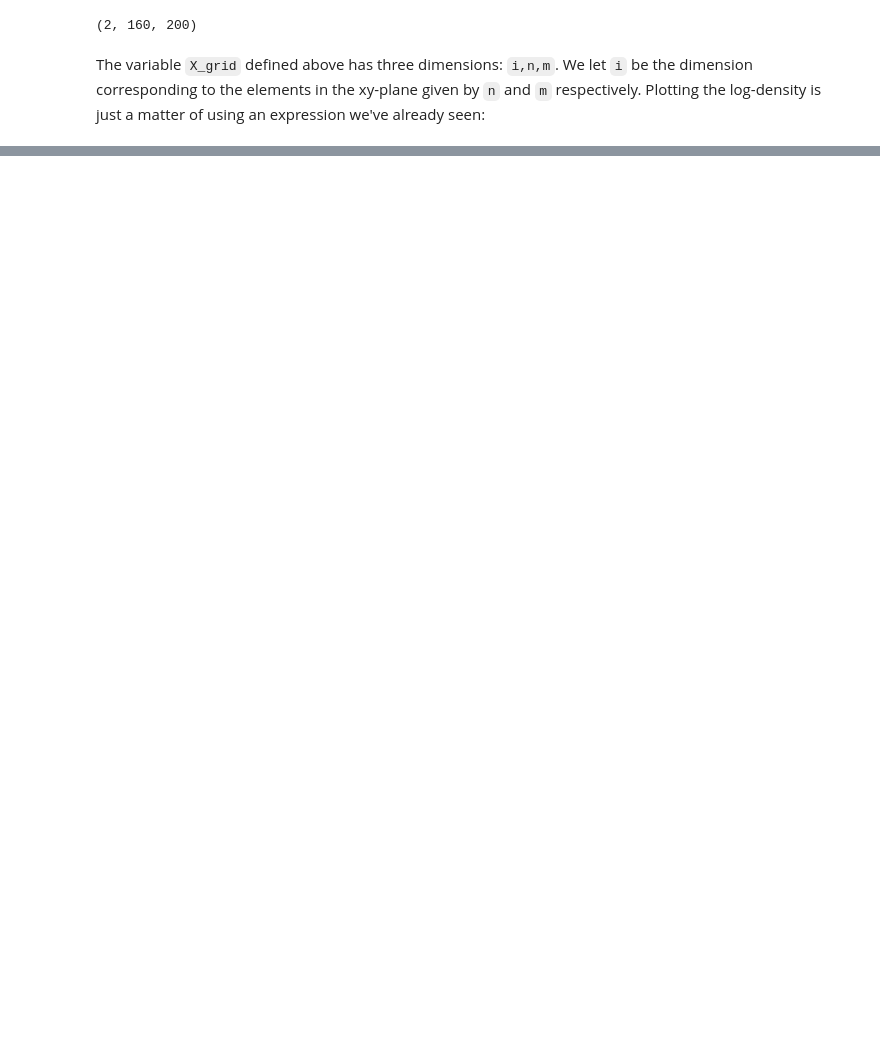
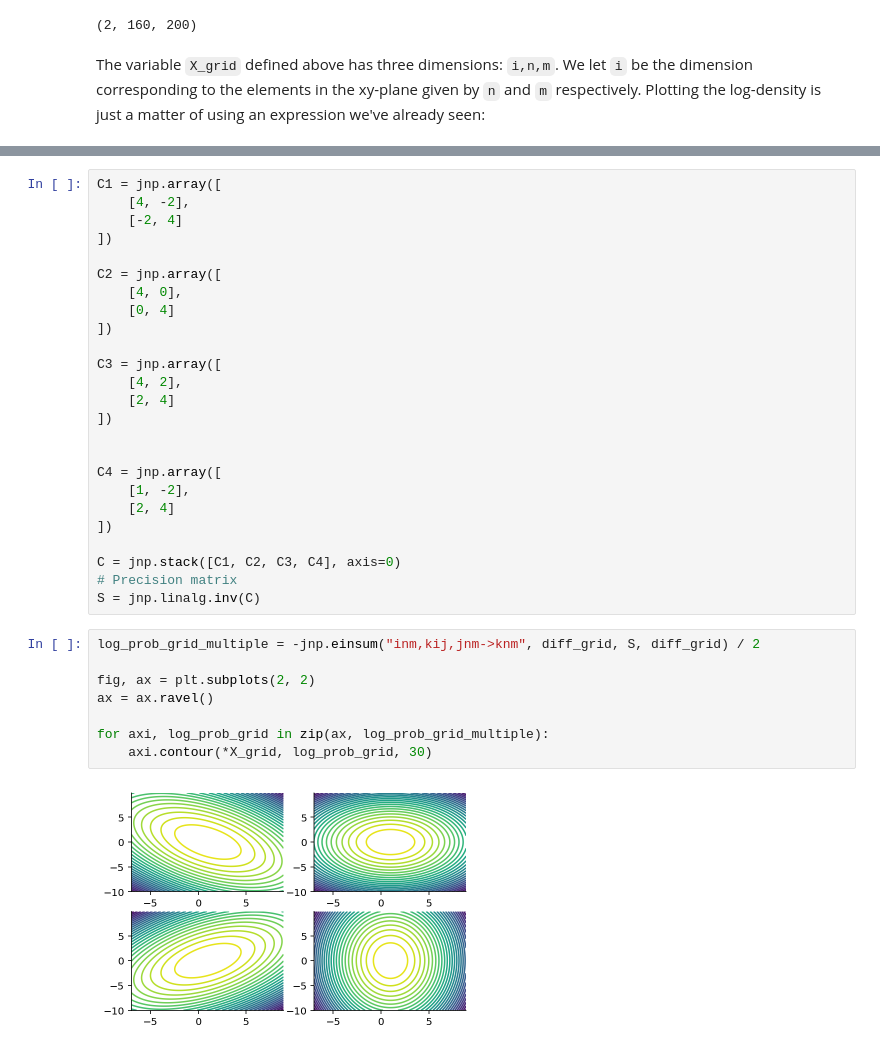
Before and after one commit to gerdm/misc, a Jupyter notebook: 2022-01/einsums-in-the-wild.ipynb, the cells around one changed output, grey strips where cells are left out. Cells and saved outputs as stored; diff of their text form; blank space fills up the shorter version.

Commit message:
202201-feat: einsums-in-the-wild

```diff
--- a/2022-01/einsums-in-the-wild.ipynb
+++ b/2022-01/einsums-in-the-wild.ipynb
@@ -119 +133,36 @@ plt.contour(*X_grid, log_prob_grid, 50)
+# %%
+C1 = jnp.array([
+    [4, -2],
+    [-2, 4]
+])
+
+C2 = jnp.array([
+    [4, 0],
+    [0, 4]
+])
+
+C3 = jnp.array([
+    [4, 2],
+    [2, 4]
+])
+
+
+C4 = jnp.array([
+    [1, -2],
+    [2, 4]
+])
+
+C = jnp.stack([C1, C2, C3, C4], axis=0)
+# Precision matrix
+S = jnp.linalg.inv(C)
+# %%
+log_prob_grid_multiple = -jnp.einsum("inm,kij,jnm->knm", diff_grid, S, diff_grid) / 2
+
+fig, ax = plt.subplots(2, 2)
+ax = ax.ravel()
+
+for axi, log_prob_grid in zip(ax, log_prob_grid_multiple):
+    axi.contour(*X_grid, log_prob_grid, 30)
+# %% [output]
+[figure, added]
 # %% [markdown]
```
Also changed, not shown: parts of 20 cells of this notebook.
